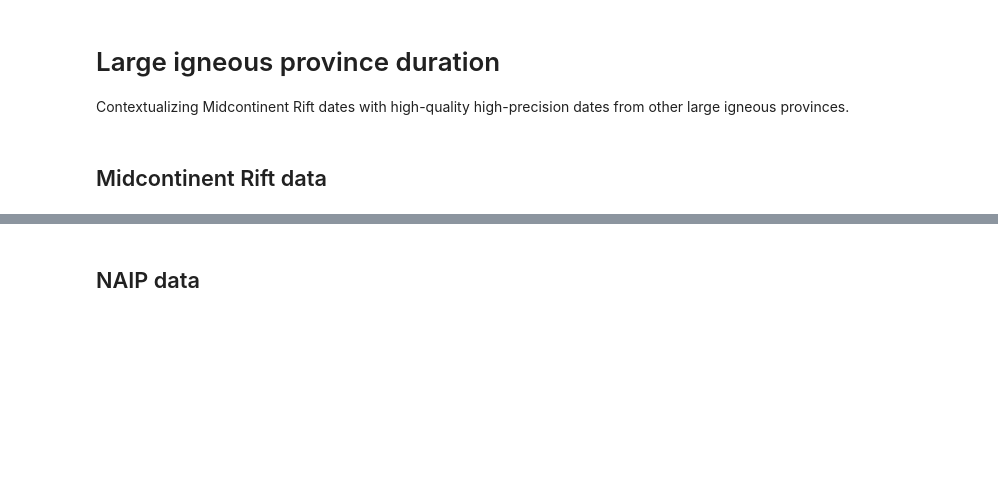
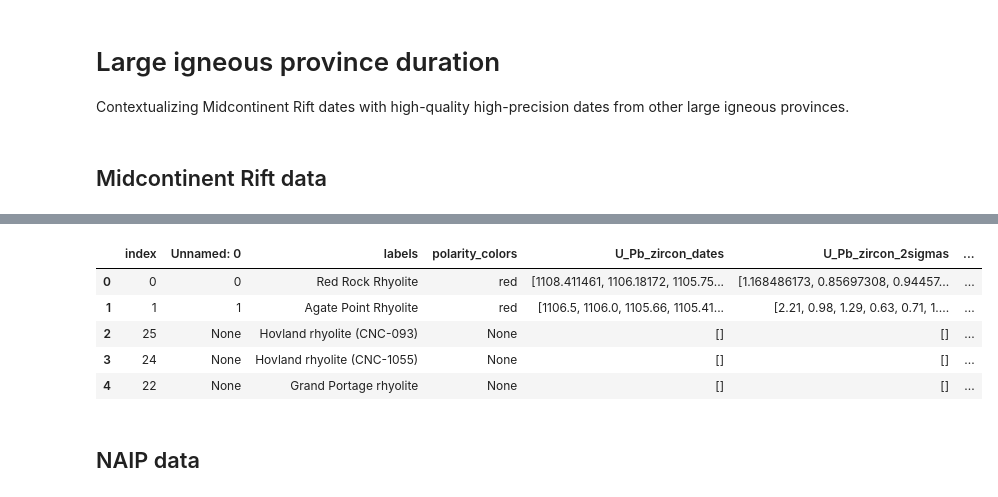
Before and after one commit to Swanson-Hysell-Group/LIP_duration, a Jupyter notebook: code/LIP_duration.ipynb, the cells around one changed output, grey strips where cells are left out. Drawn from its saved outputs; the diff is of its cells as text; code cells hidden in the pictures; blank space fills up the shorter version.

```diff
--- a/code/LIP_duration.ipynb
+++ b/code/LIP_duration.ipynb
@@ -32,3 +28,74 @@ MCR_dates.head()
+# %%
+MCR_geochron = pd.read_csv('./code_output/MCR_geochron.csv')
+
+new_samples = [
+    {
+        "labels": "Grand Portage rhyolite",
+        "U_Pb_sample_mean": 1104.33,
+        "U_Pb_sample_2sigma": 0.41,
+    },
+    {
+        "labels": "Hovland icelandite and rhyolite",
+        "U_Pb_sample_mean": 1097.74,
+        "U_Pb_sample_2sigma": 0.38,
+    },
+    {
+        "labels": "Hovland rhyolite (CNC-1055)",
+        "U_Pb_sample_mean": 1104.82,
+        "U_Pb_sample_2sigma": 0.36,
+    },
+    {
+        "labels": "Hovland rhyolite (CNC-093)",
+        "U_Pb_sample_mean": 1104.87,
+        "U_Pb_sample_2sigma": 0.35,
+    },
+    {
+        "labels": "DKR1",
+        "U_Pb_sample_mean": 1095.40,
+        "U_Pb_sample_2sigma": 0.44,
+    },
+    {
+        "labels": "Marr Island rhyolite (Mmr)",
+        "U_Pb_sample_mean": 1096.13,
+        "U_Pb_sample_2sigma": 0.42,
+    },
+    {
+        "labels": "Marr Island rhyolite (Miy)",
+        "U_Pb_sample_mean": 1094.82,
+        "U_Pb_sample_2sigma": 0.87,
+    },
+    {
+        "labels": "Marr Island porphyritic rhyolite",
+        "U_Pb_sample_mean": 1093.17,
+        "U_Pb_sample_2sigma": 0.37,
+    },
+    {
+        "labels": "Grand Marais QFP rhyolite",
+        "U_Pb_sample_mean": 1095.00,
+        "U_Pb_sample_2sigma": 0.33,
+    },
+]
+
+df_new = pd.DataFrame(new_samples)
+for col in MCR_geochron.columns:
+    if col not in df_new.columns:
+        # choose sensible blanks: lists for list-columns, None otherwise
+        if "dates" in col or "2sigmas" in col or "include" in col:
+            df_new[col] = [[] for _ in range(len(df_new))]
+        else:
+            df_new[col] = None
+df_new = df_new[MCR_geochron.columns]
+MCR_geochron = pd.concat([MCR_geochron, df_new], ignore_index=True)
+MCR_dates = MCR_geochron.sort_values('U_Pb_sample_mean',ascending=False)
+MCR_dates.reset_index(inplace=True)
+MCR_dates.head()
+# %% [output]
+|  | index | Unnamed: 0 | labels | polarity_colors | U_Pb_zircon_dates | U_Pb_zircon_2sigmas | ... |
+| 0 | 0 | 0 | Red Rock Rhyolite | red | [1108.411461, 1106.18172, 1105.75... | [1.168486173, 0.85697308, 0.94457... | ... |
+| 1 | 1 | 1 | Agate Point Rhyolite | red | [1106.5, 1106.0, 1105.66, 1105.41... | [2.21, 0.98, 1.29, 0.63, 0.71, 1.... | ... |
+| 2 | 25 | None | Hovland rhyolite (CNC-093) | None | [] | [] | ... |
+| 3 | 24 | None | Hovland rhyolite (CNC-1055) | None | [] | [] | ... |
+| 4 | 22 | None | Grand Portage rhyolite | None | [] | [] | ... |
 # %% [markdown]
 ## NAIP data
 # %%
```
Also changed, not shown: parts of 3 cells of this notebook, 1 other file.
